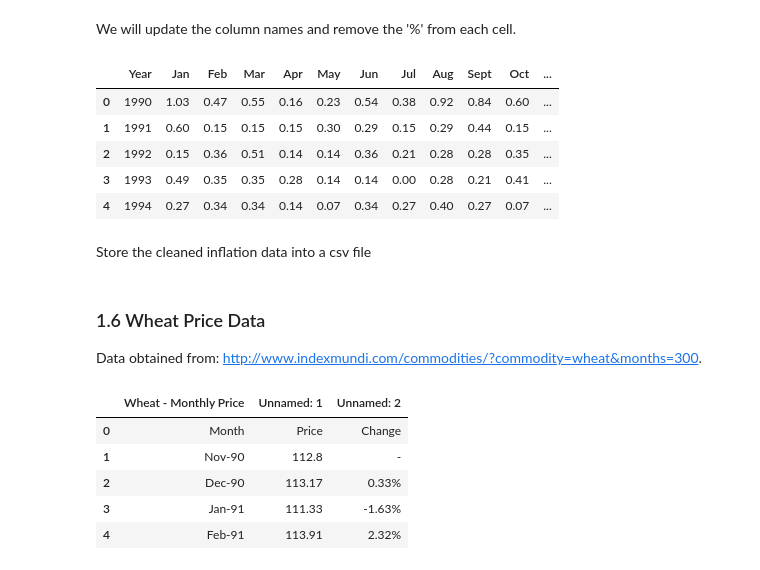
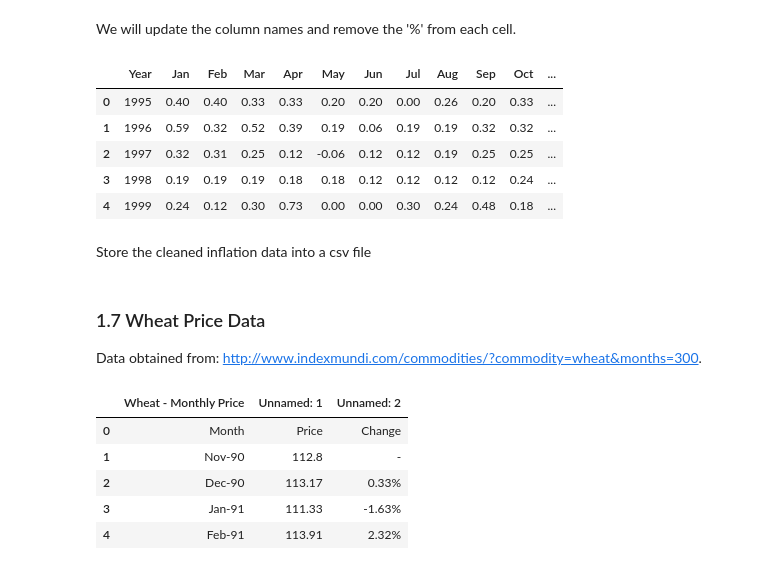
Before and after one commit to dwang953/109-Project, a Jupyter notebook: What's_the_Price_of_Wheat.ipynb, the cells around one changed output. Cells and saved outputs as stored; diff of their text form; code cells hidden in the pictures.

```diff
--- a/What's_the_Price_of_Wheat.ipynb
+++ b/What's_the_Price_of_Wheat.ipynb
@@ -318,25 +409,26 @@ We will update the column names and remove the '%' from each cell.
 # %%
 # rename column names for easy calling (retrieval)
 inflation_df.columns = ['Year', 'Jan', 'Feb', 'Mar', 'Apr', 'May', 'Jun',
-                        'Jul', 'Aug', 'Sept', 'Oct', 'Nov', 'Dec']
+                        'Jul', 'Aug', 'Sep', 'Oct', 'Nov', 'Dec']
 # Iterate through the data and remove the % from the inflation rates to only have the values of percentages in the table
 for col in inflation_df:
         if (col!="Year"):
             inflation_df[col]=inflation_df[col].map(lambda x: x.replace("%", ""))
+inflation_df=inflation_df[(inflation_df['Year'] > 1994) & (inflation_df['Year'] < 2011)].set_index(['Year']).reset_index()
 inflation_df.head()
 # %% [output]
-|  | Year | Jan | Feb | Mar | Apr | May | Jun | Jul | Aug | Sept | Oct | ... |
-| 0 | 1990 | 1.03 | 0.47 | 0.55 | 0.16 | 0.23 | 0.54 | 0.38 | 0.92 | 0.84 | 0.60 | ... |
-| 1 | 1991 | 0.60 | 0.15 | 0.15 | 0.15 | 0.30 | 0.29 | 0.15 | 0.29 | 0.44 | 0.15 | ... |
-| 2 | 1992 | 0.15 | 0.36 | 0.51 | 0.14 | 0.14 | 0.36 | 0.21 | 0.28 | 0.28 | 0.35 | ... |
-| 3 | 1993 | 0.49 | 0.35 | 0.35 | 0.28 | 0.14 | 0.14 | 0.00 | 0.28 | 0.21 | 0.41 | ... |
-| 4 | 1994 | 0.27 | 0.34 | 0.34 | 0.14 | 0.07 | 0.34 | 0.27 | 0.40 | 0.27 | 0.07 | ... |
+|  | Year | Jan | Feb | Mar | Apr | May | Jun | Jul | Aug | Sep | Oct | ... |
+| 0 | 1995 | 0.40 | 0.40 | 0.33 | 0.33 | 0.20 | 0.20 | 0.00 | 0.26 | 0.20 | 0.33 | ... |
+| 1 | 1996 | 0.59 | 0.32 | 0.52 | 0.39 | 0.19 | 0.06 | 0.19 | 0.19 | 0.32 | 0.32 | ... |
+| 2 | 1997 | 0.32 | 0.31 | 0.25 | 0.12 | -0.06 | 0.12 | 0.12 | 0.19 | 0.25 | 0.25 | ... |
+| 3 | 1998 | 0.19 | 0.19 | 0.19 | 0.18 | 0.18 | 0.12 | 0.12 | 0.12 | 0.12 | 0.24 | ... |
+| 4 | 1999 | 0.24 | 0.12 | 0.30 | 0.73 | 0.00 | 0.00 | 0.30 | 0.24 | 0.48 | 0.18 | ... |
 # %% [markdown]
 Store the cleaned inflation data into a csv file
 # %%
 inflation_df.to_csv('cleaned_data/inflationdf.csv')
 # %% [markdown]
-### 1.6 Wheat Price Data
+### 1.7 Wheat Price Data
 Data obtained from: http://www.indexmundi.com/commodities/?commodity=wheat&months=300.
 # %%
 price_df=pd.read_csv("data/price_of_wheat.csv")
```
Also changed, not shown: parts of 38 cells of this notebook, 6 other files.
